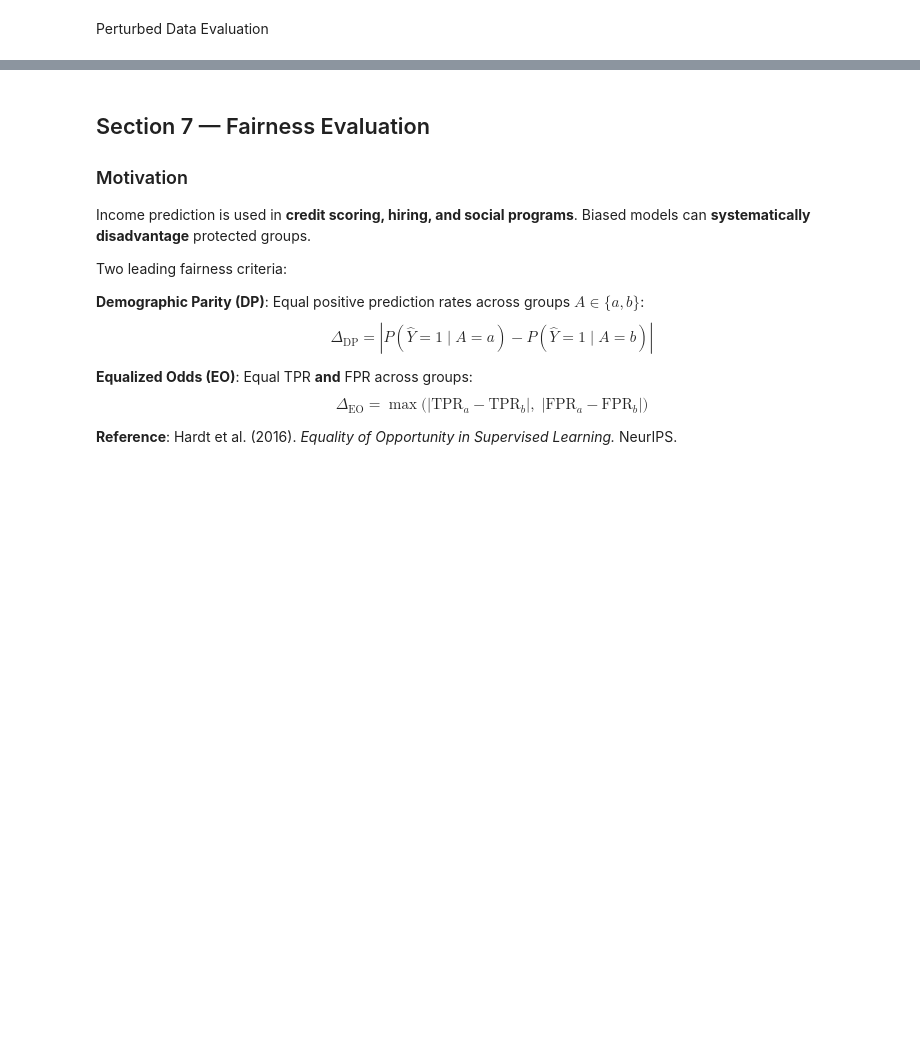
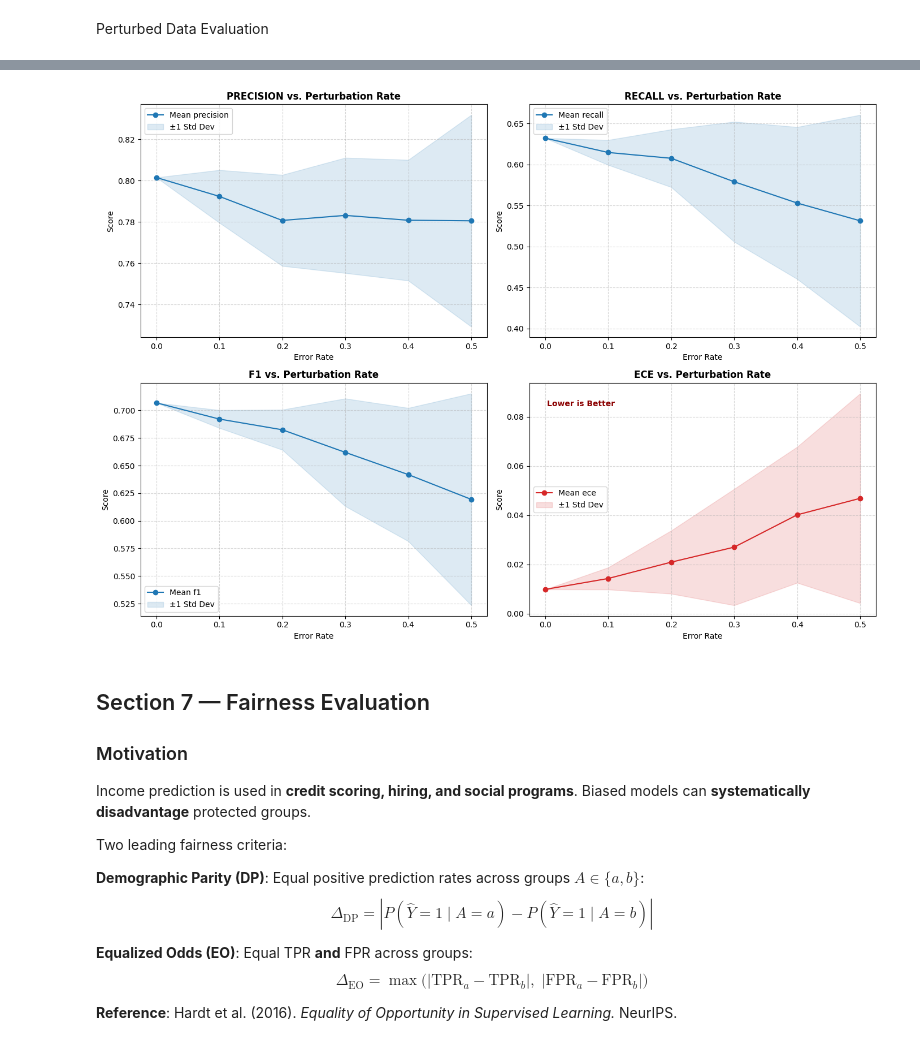
Before and after one commit to calgo-lab/data-science-workflow, a Jupyter notebook: DSW-sessions/session4_model_training_evaluation.ipynb, the cells around one changed output, grey strips where cells are left out. Drawn from its saved outputs; the diff is of its cells as text; code cells hidden in the pictures; blank space fills up the shorter version.

Commit message:
implement tab-err robustness eval, set up uv

```diff
--- a/DSW-sessions/session4_model_training_evaluation.ipynb
+++ b/DSW-sessions/session4_model_training_evaluation.ipynb
@@ -700,0 +739,19 @@ plt.tight_layout(); plt.show()
+# %%
+error_rates = [0.0, 0.1, 0.2, 0.3, 0.4, 0.5]
+experiment_data = {rate: evaluate_robustness(clf, X_test_perturbed, y_test, rate) for rate in error_rates}
+# %%
+# 1. Aggregate stats across all experiments
+all_stats = []
+for rate, df in experiment_data.items():
+    # Calculate stats for this specific error rate
+    stats = df.drop(columns='repetition').agg(['mean', 'std']).T
+    stats['error_rate'] = rate
+    all_stats.append(stats.reset_index().rename(columns={'index': 'metric'}))
+
+# 2. Combine and pivot for plotting
+summary_df = pd.concat(all_stats)
+pivot_mean = summary_df.pivot(index='error_rate', columns='metric', values='mean')
+pivot_std = summary_df.pivot(index='error_rate', columns='metric', values='std')
+
+print("--- Robustness Mean Metrics ---")
+print(pivot_mean)
@@ -701,3 +768,36 @@ plt.tight_layout(); plt.show()
+# %%
+metrics = ['precision', 'recall', 'f1', 'ece']
+fig, axes = plt.subplots(2, 2, figsize=(14, 10))
+axes = axes.flatten()
+
+for i, metric in enumerate(metrics):
+    ax = axes[i]
+    x = pivot_mean.index
+    y = pivot_mean[metric]
+    err = pivot_std[metric]
+
+    # Plotting the mean line
+    color = 'tab:red' if metric == 'ece' else 'tab:blue'
+    ax.plot(x, y, marker='o', linestyle='-', color=color, label=f'Mean {metric}')
+
+    # Shading the variance (Standard Deviation)
+    ax.fill_between(x, y - err, y + err, color=color, alpha=0.15, label='±1 Std Dev')
+
+    ax.set_title(f'{metric.upper()} vs. Perturbation Rate', fontsize=12, fontweight='bold')
+    ax.set_xlabel('Error Rate')
+    ax.set_ylabel('Score')
+    ax.grid(True, which='both', linestyle='--', alpha=0.5)
+    ax.legend(loc='best')
+
+    # Invert ECE axis or add note: Lower is better for ECE
+    if metric == 'ece':
+        ax.annotate('Lower is Better', xy=(0.05, 0.9), xycoords='axes fraction',
+                    fontsize=10, color='darkred', fontweight='bold')
+
+plt.tight_layout()
+plt.show()
+# %% [output]
+[figure, added]
 # %% [markdown]
 ## Section 7 — Fairness Evaluation
 
```
Also changed, not shown: parts of 27 cells of this notebook, 3 other files.
